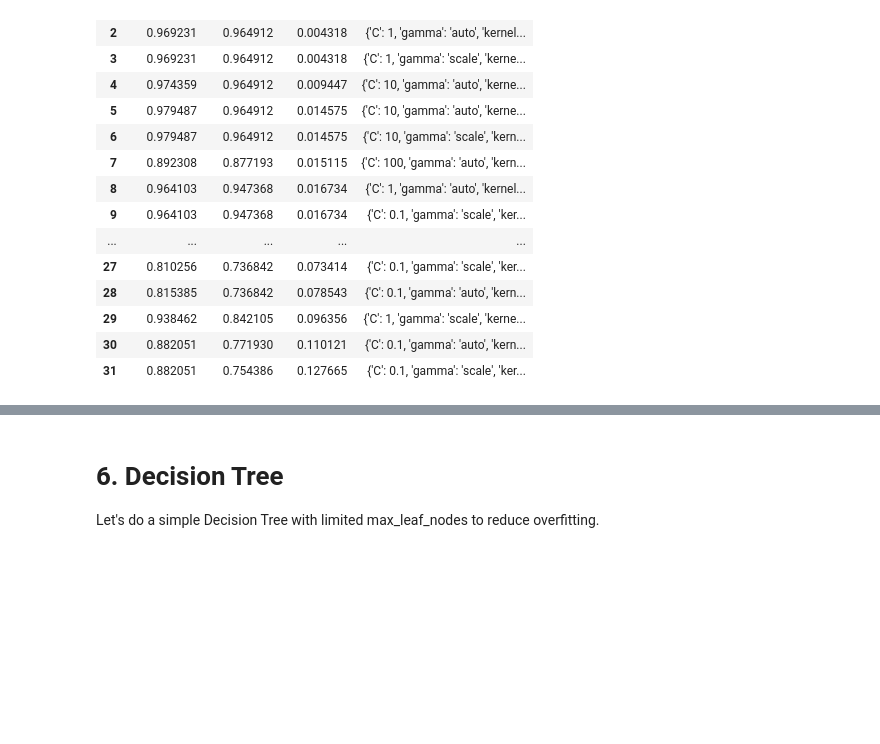
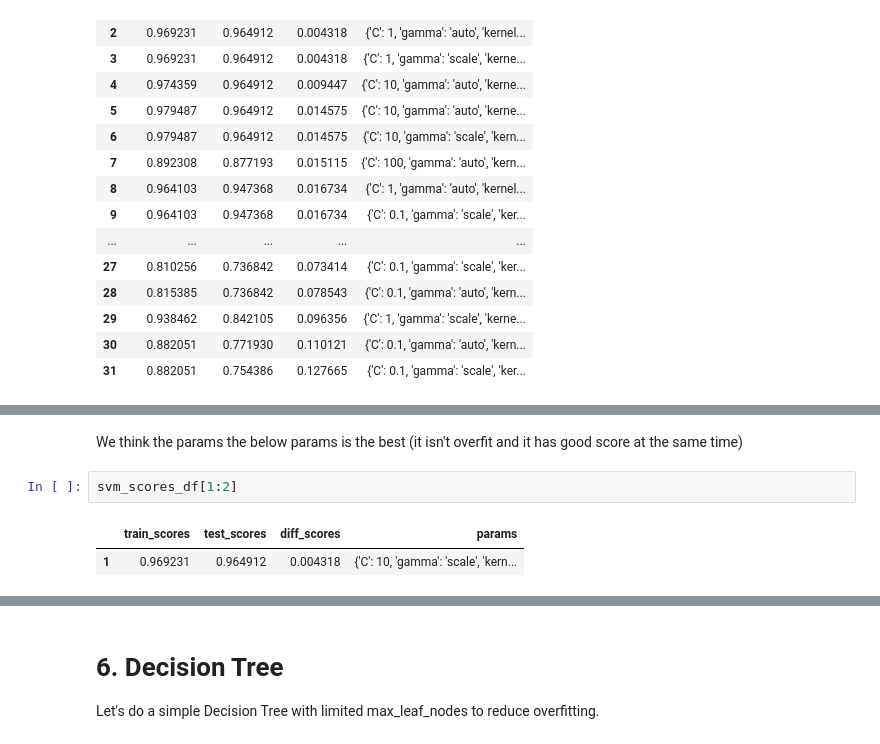
Before and after one commit to Khoshbayani/iris_DS, a Jupyter notebook: iris-matchine-learning.ipynb, the cells around one changed output, grey strips where cells are left out. Drawn from its saved outputs; the diff is of its cells as text; blank space fills up the shorter version.

```diff
--- a/iris-matchine-learning.ipynb
+++ b/iris-matchine-learning.ipynb
@@ -297,0 +327,7 @@ plt.show()
+# %% [markdown]
+We think the params the below params is the best (it isn't overfit and it has good score at the same time)
+# %%
+svm_scores_df[1:2]
+# %% [output]
+|  | train_scores | test_scores | diff_scores | params |
+| 1 | 0.969231 | 0.964912 | 0.004318 | {'C': 10, 'gamma': 'scale', 'kern... |
```
Also changed, not shown: parts of 14 cells of this notebook.
